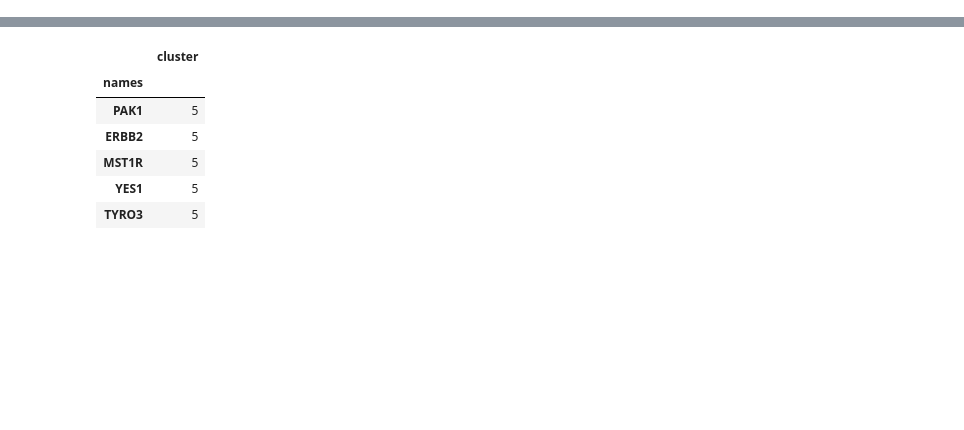
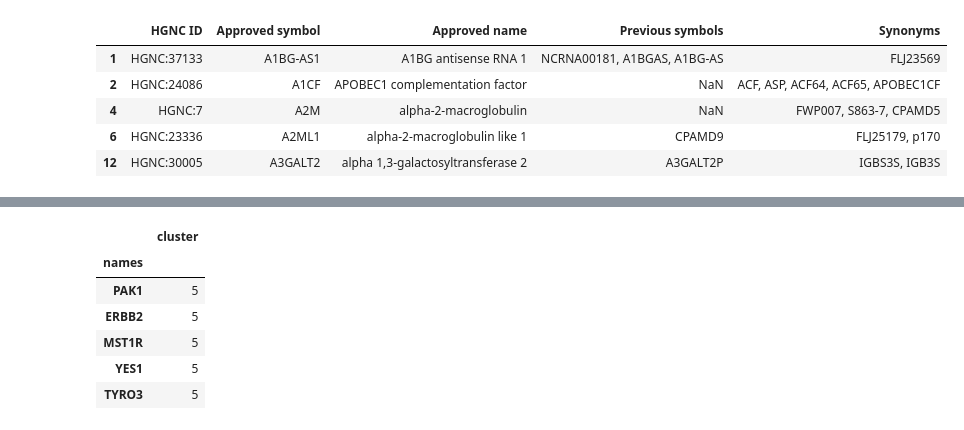
Before and after one commit to gomezlab/kinotypeClusteringAndRegression, a Jupyter notebook: viz/circle_pack_viz/jsonify_circle_packing.ipynb, the cells around one changed output, grey strips where cells are left out. Saved outputs shown, nothing was run; the diff lists cells and outputs as text; code cells hidden in the pictures; blank space fills up the shorter version.

```diff
--- a/viz/circle_pack_viz/jsonify_circle_packing.ipynb
+++ b/viz/circle_pack_viz/jsonify_circle_packing.ipynb
@@ -16,0 +19,75 @@ import json
+# %%
+hgnc = pd.read_csv('../../data/hgnc_alias_list.txt', sep='\t')
+hgnc.head()
+
+hgnc = hgnc[hgnc['Approved symbol'].apply(lambda x: 'withdrawn' not in x)]
+
+# get the original keys
+hgnc_original_keys = hgnc['Approved symbol'].unique()
+
+# drop a lot of columns for efficiency
+hgnc = hgnc[list(hgnc.columns)[0:6]].drop('Status', axis=1)
+
+# filter out Nan synonyms (not helpful)
+hgnc_syn_list = hgnc[~ hgnc.Synonyms.isna()]
+hgnc_prev_symb_list = hgnc[~ hgnc['Previous symbols'].isna()]
+
+print(hgnc_syn_list.shape)
+print(hgnc_syn_list.columns)
+display(hgnc_syn_list.head())
+
+print(hgnc_prev_symb_list.shape)
+print(hgnc_prev_symb_list.columns)
+display(hgnc_prev_symb_list.head())
+
+#convert the synonyms column to a list
+# convert these lists to pd.Series
+# merge with original dataframe
+#drop old synonyms column
+# melt the new columns into rows
+
+
+current_syn_list = hgnc_syn_list.Synonyms.apply(lambda x: x.split(',')) \
+    .apply(pd.Series) \
+    .merge(hgnc, left_index = True, right_index = True) \
+    .drop(["Synonyms"], axis = 1) \
+    .melt(id_vars = ['HGNC ID', 'Approved symbol', 'Approved name', 'Previous symbols'], value_name = "synonym")
+
+current_syn_list = current_syn_list[~ current_syn_list.synonym.isna()]
+current_syn_list.synonym = current_syn_list.synonym.apply(lambda x: x.replace(' ',''))
+
+
+current_syn_list.head()
+
+prev_symb_list = hgnc_prev_symb_list['Previous symbols'].apply(lambda x: x.split(',')) \
+    .apply(pd.Series) \
+    .merge(hgnc, left_index = True, right_index = True) \
+    .drop(['Previous symbols'], axis = 1) \
+    .melt(id_vars = ['HGNC ID', 'Approved symbol', 'Approved name', 'Synonyms'], value_name = "synonym")
+
+prev_symb_list = prev_symb_list[~ prev_symb_list.synonym.isna()]
+prev_symb_list.synonym = prev_symb_list.synonym.apply(lambda x: x.replace(' ',''))
+
+
+prev_symb_list.head()
+
+hgnc_mapper = dict(zip(current_syn_list['synonym'], current_syn_list['Approved symbol']))
+# add in HGNC ID mapper
+hgnc_mapper.update(dict(zip(current_syn_list['HGNC ID'], current_syn_list['Approved symbol'])))
+hgnc_mapper_previous = dict(zip(prev_symb_list['synonym'], prev_symb_list['Approved symbol']))
+
+trouble_list = list(filter(lambda x: hgnc_mapper[x] != hgnc_mapper_previous[x], set(hgnc_mapper.keys())&set(hgnc_mapper_previous.keys())))
+
+louvain_tier1 = pd.read_csv('../../results/louvain_clusters.txt', sep='\t')
+for n in louvain_tier1.names:
+    if (n in trouble_list):
+        print(n)
+
+hand_coded = {'RAGE':'MOK', 'SGK2':'SGK2', 'SGK196':'SGK196'}
+
+hgnc_mapper_previous.update(hgnc_mapper) #overwrite the previous symbol conflicts
+
+hgnc_mapper = hgnc_mapper_previous
+hgnc_mapper.update({x:x for x in hgnc_original_keys}) #keep the identify maps
+hgnc_mapper.update(hand_coded) # overwrite the trouble list
+# %% [output]
@@ -16,0 +98,6 @@ import json
+|  | HGNC ID | Approved symbol | Approved name | Previous symbols | Synonyms |
+| 1 | HGNC:37133 | A1BG-AS1 | A1BG antisense RNA 1 | NCRNA00181, A1BGAS, A1BG-AS | FLJ23569 |
+| 2 | HGNC:24086 | A1CF | APOBEC1 complementation factor | NaN | ACF, ASP, ACF64, ACF65, APOBEC1CF |
+| 4 | HGNC:7 | A2M | alpha-2-macroglobulin | NaN | FWP007, S863-7, CPAMD5 |
+| 6 | HGNC:23336 | A2ML1 | alpha-2-macroglobulin like 1 | CPAMD9 | FLJ25179, p170 |
+| 12 | HGNC:30005 | A3GALT2 | alpha 1,3-galactosyltransferase 2 | A3GALT2P | IGBS3S, IGB3S |
```
Also changed, not shown: parts of 13 cells of this notebook, 1 other file.
